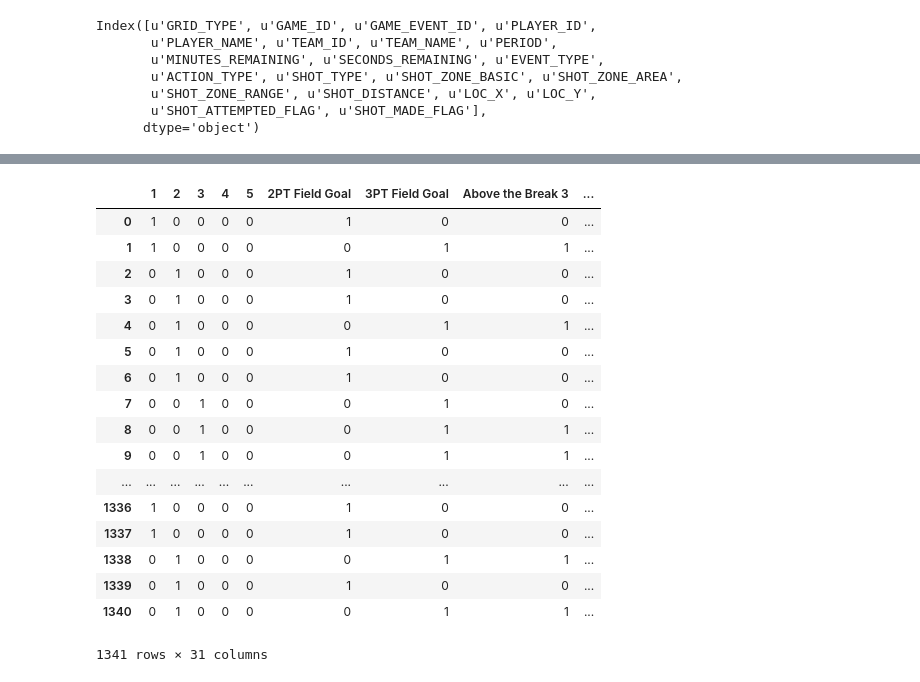
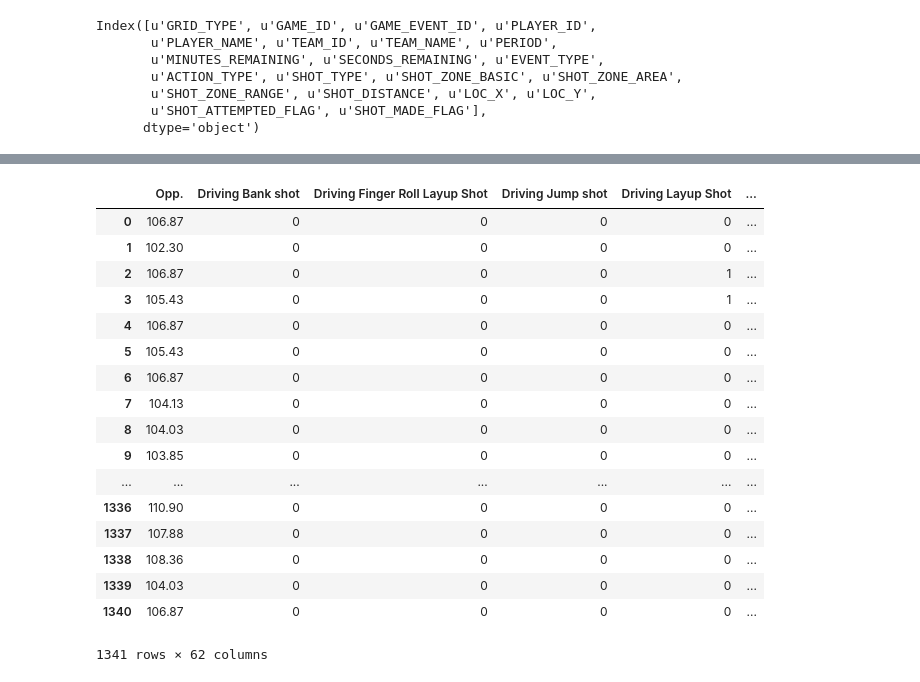
Before and after one commit to billmwong/FiveThirtyGreat, a Jupyter notebook: shot_predictor.ipynb, the cells around one changed output, grey strips where cells are left out. Saved outputs shown, nothing was run; the diff lists cells and outputs as text; code cells hidden in the pictures.

```diff
--- a/shot_predictor.ipynb
+++ b/shot_predictor.ipynb
@@ -278,4 +228,5 @@ comparing 0.675665150644
 # %%
-# df[df["Game Date"] == "2014-10-29"].sort_values(["Q", "Time"],ascending=[True, False])
-sorted_df=df.sort_values(["Game Date", "Q", "TimeInt"],ascending=[True, True, False])
-sorted_df[["Shot Dist.", "Drib.", "Shot Clock", "Touch Time","Defender", "Def Dist.", "Opp."]]
+def combineData(api, web):
+    web["TimeInt"] = web["Time"].apply(lambda x: int(x.replace(":", "")))
+    web.sort_values(["Game Date", "Q", "TimeInt"],ascending=[True, True, False], inplace=True)
+    return pd.concat([api, web[["Shot Dist.","Opp.", "Drib.", "Shot Clock", "Touch Time","Defender", "Def Dist."]]], axis=1)
@@ -322,10 +233,5 @@ shots_2014
-# %%
-def combineData(api, web):
-    web["TimeInt"] = web["Time"].apply(lambda x: int(x.replace(":", "")))
-    web.sort_values(["Game Date", "Q", "TimeInt"],ascending=[True, True, False], inplace=True)
-    return pd.concat([api, web[["Shot Dist.", "Drib.", "Shot Clock", "Touch Time","Defender", "Def Dist."]]], axis=1)
 # %%
-combined = combineData(shots_2014, df)
+combined = combineData(api_df, web_df)
 combined
 # %% [output]
 |  | GRID_TYPE | GAME_ID | GAME_EVENT_ID | PLAYER_ID | PLAYER_NAME | TEAM_ID | TEAM_NAME | PERIOD | ... |
@@ -349,5 +255,5 @@ combined
 # %%
-def transform2(data):
+def transform_combined(data):
 
     action_type = pd.get_dummies(data.ACTION_TYPE)
     period = pd.get_dummies(data.PERIOD)
@@ -357,35 +263,35 @@ def transform2(data):
     shot_zone_range = pd.get_dummies(data.SHOT_ZONE_RANGE)
 
     shot_dist = data["Shot Dist."].apply(lambda x : x.replace("ft.", ""))
-#     d_rating = data["Opp."].apply(lambda x: defensive_rating[x])
+    d_rating = data["Opp."].apply(lambda x: defensive_rating[x])
 #     opp = pd.get_dummies(data["Opp."])
 #     defender = pd.get_dummies(data["Defender"])
 
-    new_shot_chart = pd.concat([action_type, period, shot_type, shot_zone_basic, shot_zone_area, shot_zone_range,
+    new_shot_chart = pd.concat([d_rating, action_type, period, shot_type, shot_zone_basic, shot_zone_area, shot_zone_range,
                                  shot_dist, data["Shot Clock"],data["Touch Time"],
                                 data["Drib."],data["Def Dist."],
                                 data.SHOT_MADE_FLAG], axis=1)
     return new_shot_chart
-# %%
-fff = transform2(combined)
-fff
-# %% [output]
-|  | 1 | 2 | 3 | 4 | 5 | 2PT Field Goal | 3PT Field Goal | Above the Break 3 | ... |
-| 0 | 1 | 0 | 0 | 0 | 0 | 1 | 0 | 0 | ... |
-| 1 | 1 | 0 | 0 | 0 | 0 | 0 | 1 | 1 | ... |
-| 2 | 0 | 1 | 0 | 0 | 0 | 1 | 0 | 0 | ... |
-| 3 | 0 | 1 | 0 | 0 | 0 | 1 | 0 | 0 | ... |
-| 4 | 0 | 1 | 0 | 0 | 0 | 0 | 1 | 1 | ... |
-| 5 | 0 | 1 | 0 | 0 | 0 | 1 | 0 | 0 | ... |
-| 6 | 0 | 1 | 0 | 0 | 0 | 1 | 0 | 0 | ... |
-| 7 | 0 | 0 | 1 | 0 | 0 | 0 | 1 | 0 | ... |
-| 8 | 0 | 0 | 1 | 0 | 0 | 0 | 1 | 1 | ... |
-| 9 | 0 | 0 | 1 | 0 | 0 | 0 | 1 | 1 | ... |
-| ... | ... | ... | ... | ... | ... | ... | ... | ... | ... |
-| 1336 | 1 | 0 | 0 | 0 | 0 | 1 | 0 | 0 | ... |
-| 1337 | 1 | 0 | 0 | 0 | 0 | 1 | 0 | 0 | ... |
-| 1338 | 0 | 1 | 0 | 0 | 0 | 0 | 1 | 1 | ... |
-| 1339 | 0 | 1 | 0 | 0 | 0 | 1 | 0 | 0 | ... |
-| 1340 | 0 | 1 | 0 | 0 | 0 | 0 | 1 | 1 | ... |
-1341 rows × 31 columns
+# %%
+transformed_combined = transform_combined(combined)
+transformed_combined
+# %% [output]
+|  | Opp. | Driving Bank shot | Driving Finger Roll Layup Shot | Driving Jump shot | Driving Layup Shot | ... |
+| 0 | 106.87 | 0 | 0 | 0 | 0 | ... |
+| 1 | 102.30 | 0 | 0 | 0 | 0 | ... |
+| 2 | 106.87 | 0 | 0 | 0 | 1 | ... |
+| 3 | 105.43 | 0 | 0 | 0 | 1 | ... |
+| 4 | 106.87 | 0 | 0 | 0 | 0 | ... |
+| 5 | 105.43 | 0 | 0 | 0 | 0 | ... |
+| 6 | 106.87 | 0 | 0 | 0 | 0 | ... |
+| 7 | 104.13 | 0 | 0 | 0 | 0 | ... |
+| 8 | 104.03 | 0 | 0 | 0 | 0 | ... |
+| 9 | 103.85 | 0 | 0 | 0 | 0 | ... |
+| ... | ... | ... | ... | ... | ... | ... |
+| 1336 | 110.90 | 0 | 0 | 0 | 0 | ... |
+| 1337 | 107.88 | 0 | 0 | 0 | 0 | ... |
+| 1338 | 108.36 | 0 | 0 | 0 | 0 | ... |
+| 1339 | 104.03 | 0 | 0 | 0 | 0 | ... |
+| 1340 | 106.87 | 0 | 0 | 0 | 0 | ... |
+1341 rows × 62 columns
 # %%
```
Also changed, not shown: parts of 32 cells of this notebook, 1 other file.
